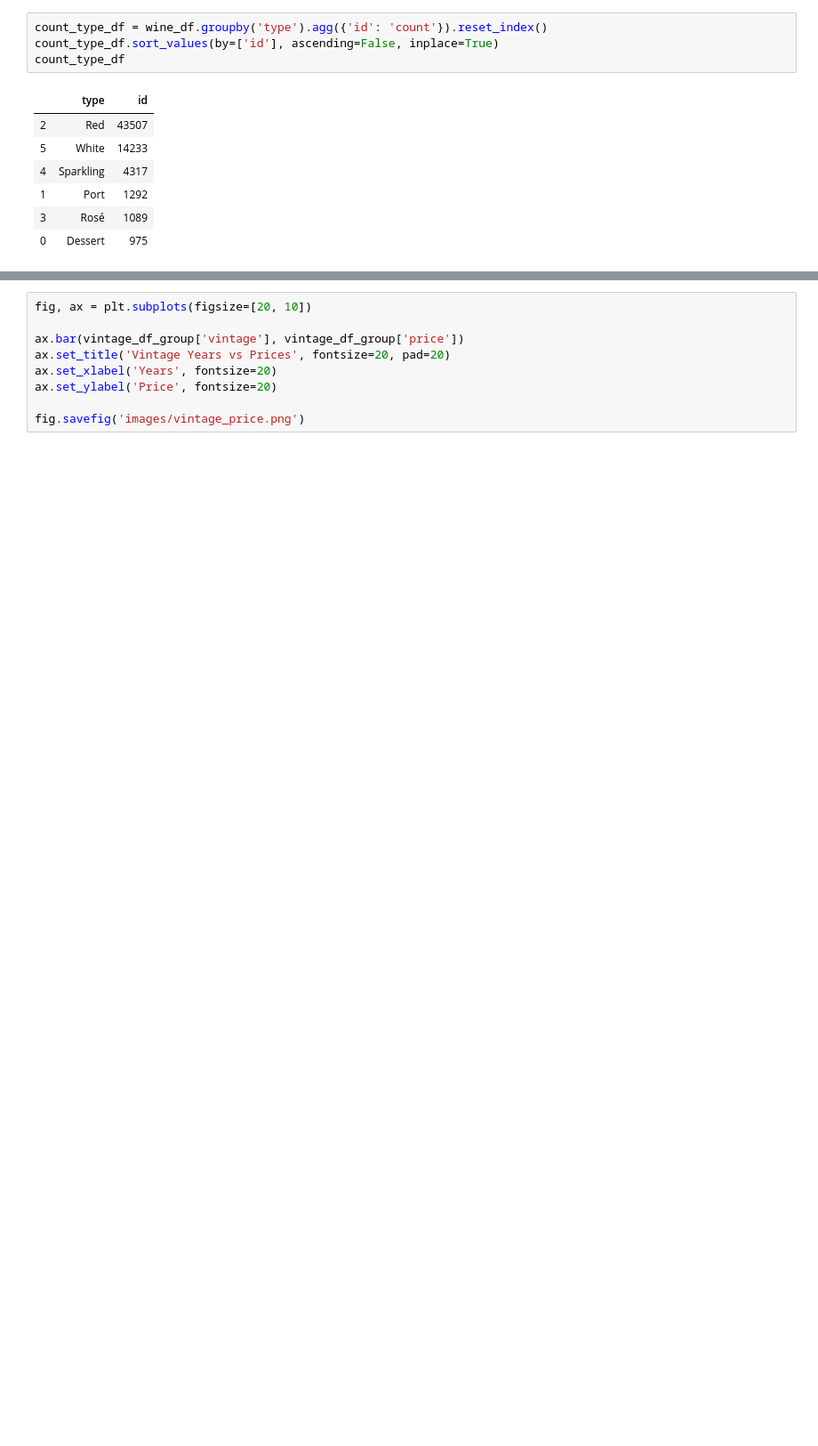
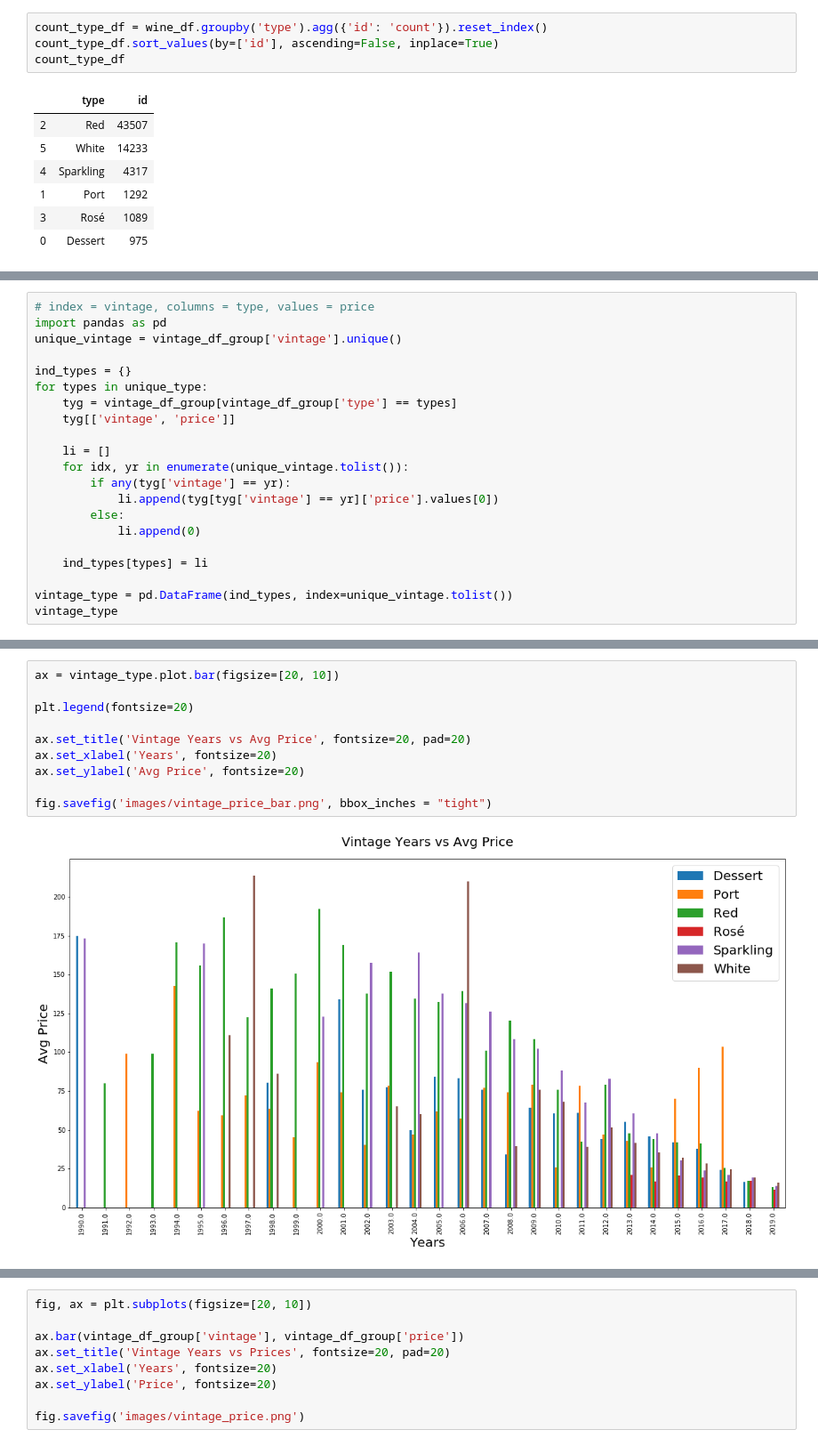
Before and after one commit to yueweng/wine-predictions, a Jupyter notebook: capstone.ipynb, the cells around one changed output, grey strips where cells are left out. Shown: that part at 89% size. Cells and saved outputs as stored; diff of their text form; blank space fills up the shorter version.

```diff
--- a/capstone.ipynb
+++ b/capstone.ipynb
@@ -132,0 +137,21 @@ vintage_df_group
+# %%
+# index = vintage, columns = type, values = price
+import pandas as pd
+unique_vintage = vintage_df_group['vintage'].unique()
+
+ind_types = {}
+for types in unique_type:
+    tyg = vintage_df_group[vintage_df_group['type'] == types]
+    tyg[['vintage', 'price']]
+
+    li = []
+    for idx, yr in enumerate(unique_vintage.tolist()):
+        if any(tyg['vintage'] == yr):
+            li.append(tyg[tyg['vintage'] == yr]['price'].values[0])
+        else:
+            li.append(0)
+
+    ind_types[types] = li
+
+vintage_type = pd.DataFrame(ind_types, index=unique_vintage.tolist())
+vintage_type
@@ -132,0 +176,12 @@ vintage_df_group
+# %%
+ax = vintage_type.plot.bar(figsize=[20, 10])
+
+plt.legend(fontsize=20)
+
+ax.set_title('Vintage Years vs Avg Price', fontsize=20, pad=20)
+ax.set_xlabel('Years', fontsize=20)
+ax.set_ylabel('Avg Price', fontsize=20)
+
+fig.savefig('images/vintage_price_bar.png', bbox_inches = "tight")
+# %% [output]
+[figure, added]
```
Also changed, not shown: parts of 4 cells of this notebook, 5 other files.
